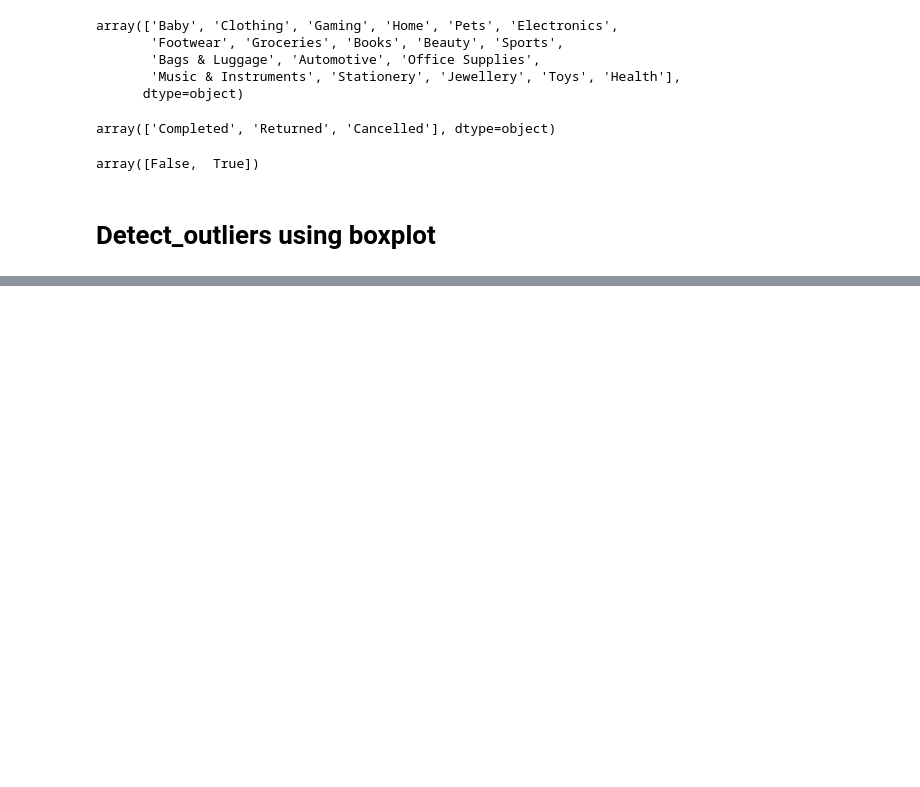
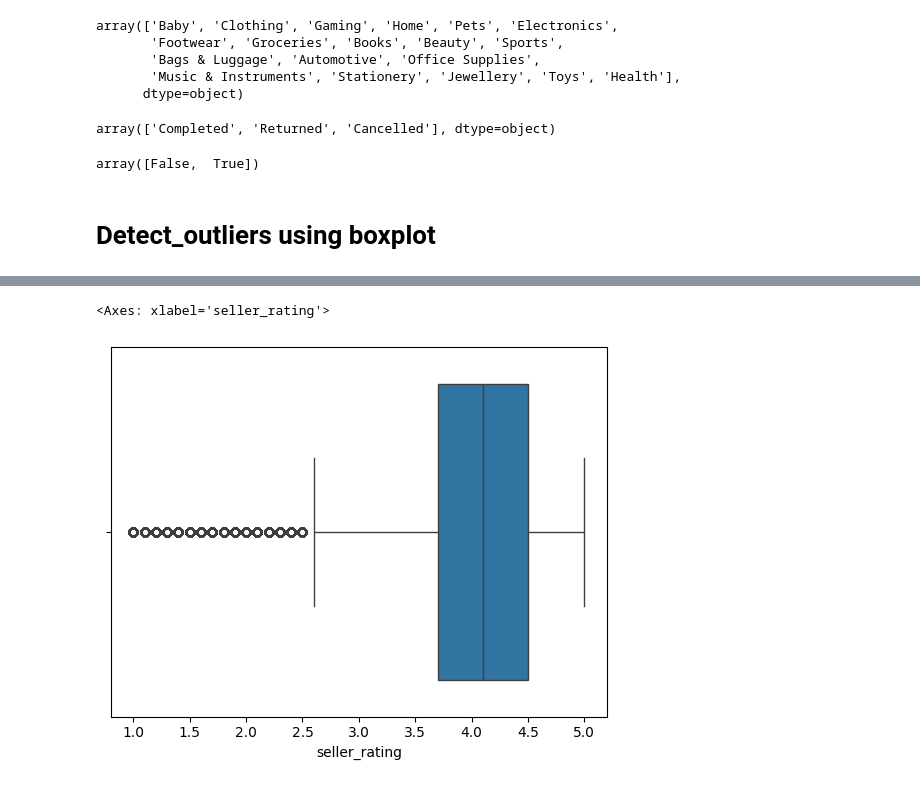
Before and after one commit to BhupathiTharun/Supply-chain-data-warehouse, a Jupyter notebook: notebooks/02_Data_Cleaning.ipynb, the cells around one changed output, grey strips where cells are left out. Saved outputs shown, nothing was run; the diff lists cells and outputs as text; code cells hidden in the pictures; blank space fills up the shorter version.

```diff
--- a/notebooks/02_Data_Cleaning.ipynb
+++ b/notebooks/02_Data_Cleaning.ipynb
@@ -505,0 +517,5 @@ array([False,  True])
+# %%
+sns.boxplot(data=od,x='seller_rating')
+# %% [output]
+<Axes: xlabel='seller_rating'>
+[figure, added]
```
Also changed, not shown: parts of 40 cells of this notebook.
